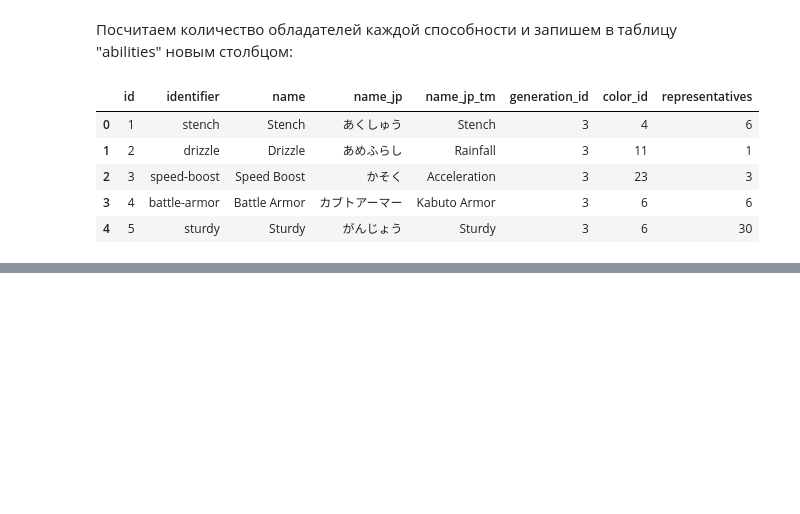
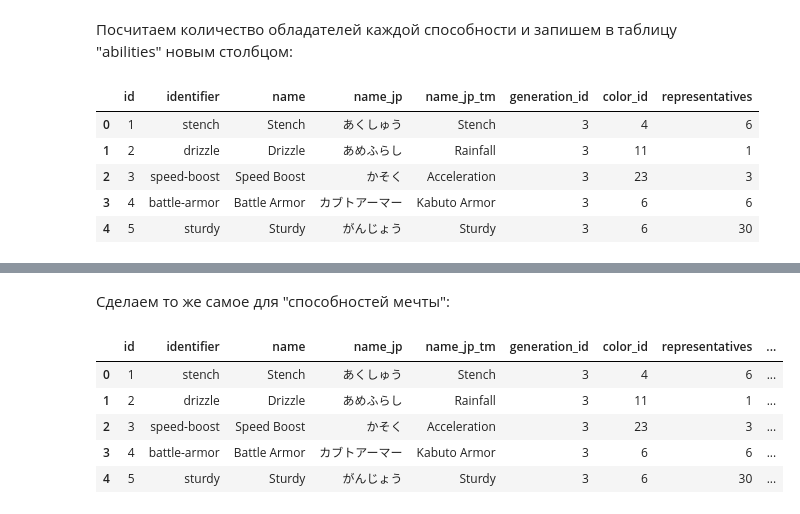
Before and after one commit to GrachevaAS/DataScienceTasks, a Jupyter notebook: First_task.ipynb, the cells around one changed output, grey strips where cells are left out. Saved outputs shown, nothing was run; the diff lists cells and outputs as text; code cells hidden in the pictures; blank space fills up the shorter version.

```diff
--- a/First_task.ipynb
+++ b/First_task.ipynb
@@ -193,0 +191,17 @@ abilities.head()
+# %% [markdown]
+Сделаем то же самое для "способностей мечты":
+# %%
+grouped3 = pokemons.groupby("abilitydream_id")
+list = [0 for i in range(abilities.id.count())]
+for i in (pokemons.abilitydream_id.unique()):
+    if (i > 0):
+        list[int(i - 1)] += int(grouped3.get_group(i).id.count())
+abilities.insert(8, "as_a_dream", list)
+abilities.head()
+# %% [output]
+|  | id | identifier | name | name_jp | name_jp_tm | generation_id | color_id | representatives | ... |
+| 0 | 1 | stench | Stench | あくしゅう | Stench | 3 | 4 | 6 | ... |
+| 1 | 2 | drizzle | Drizzle | あめふらし | Rainfall | 3 | 11 | 1 | ... |
+| 2 | 3 | speed-boost | Speed Boost | かそく | Acceleration | 3 | 23 | 3 | ... |
+| 3 | 4 | battle-armor | Battle Armor | カブトアーマー | Kabuto Armor | 3 | 6 | 6 | ... |
+| 4 | 5 | sturdy | Sturdy | がんじょう | Sturdy | 3 | 6 | 30 | ... |
```
Also changed, not shown: parts of 6 cells of this notebook.
